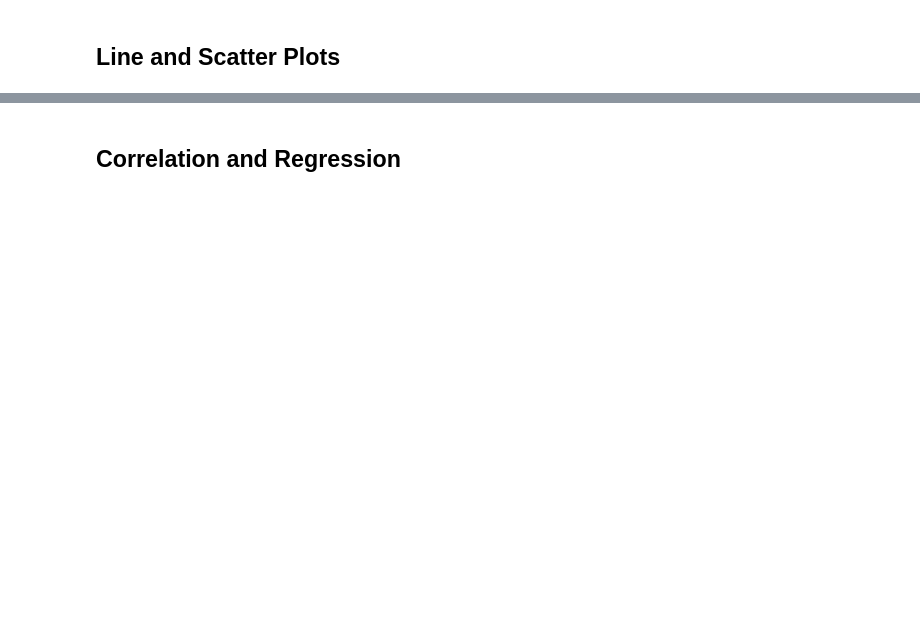
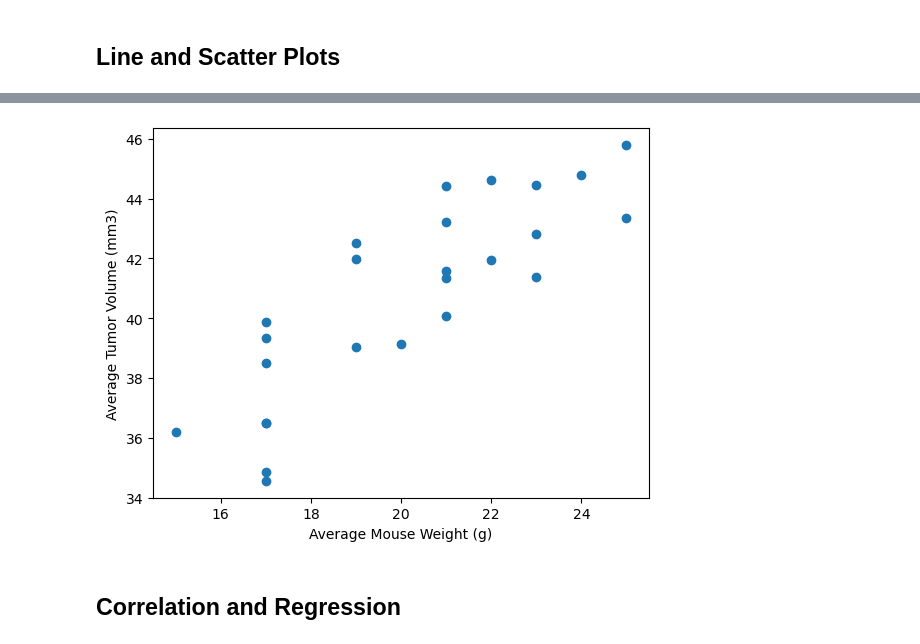
Before and after one commit to szuckerbrow/matplotlib-challenge, a Jupyter notebook: Pymaceuticals/pymaceuticals_starter.ipynb, the cells around one changed output, grey strips where cells are left out. Cells and saved outputs as stored; diff of their text form; code cells hidden in the pictures; blank space fills up the shorter version.

```diff
--- a/Pymaceuticals/pymaceuticals_starter.ipynb
+++ b/Pymaceuticals/pymaceuticals_starter.ipynb
@@ -265,2 +517,18 @@ Ceftamin's potential outliers: Series([], Name: Tumor Volume (mm3), dtype: float
+# %%
+# Generate a scatter plot of mouse weight vs. the average observed tumor volume for the entire Capomulin regimen
+#loc from main data set where drug regimen == capomulin
+#groupby mouse id to get average (mean) of weight and tumor volume columns, to do both use [[]]
+
+data_capomulin_groupbymouse = data_capomulin.groupby(data_capomulin["Mouse ID"])
+
+mouse_weight_mean = data_capomulin_groupbymouse["Weight (g)"].mean()
+mouse_tumor_mean = data_capomulin_groupbymouse["Tumor Volume (mm3)"].mean()
+
+plt.scatter(mouse_weight_mean, mouse_tumor_mean)
+plt.xlabel("Average Mouse Weight (g)")
+plt.ylabel("Average Tumor Volume (mm3)")
+plt.show()
+# %% [output]
+[figure, added]
 # %% [markdown]
 ## Correlation and Regression
```
Also changed, not shown: parts of 15 cells of this notebook.
